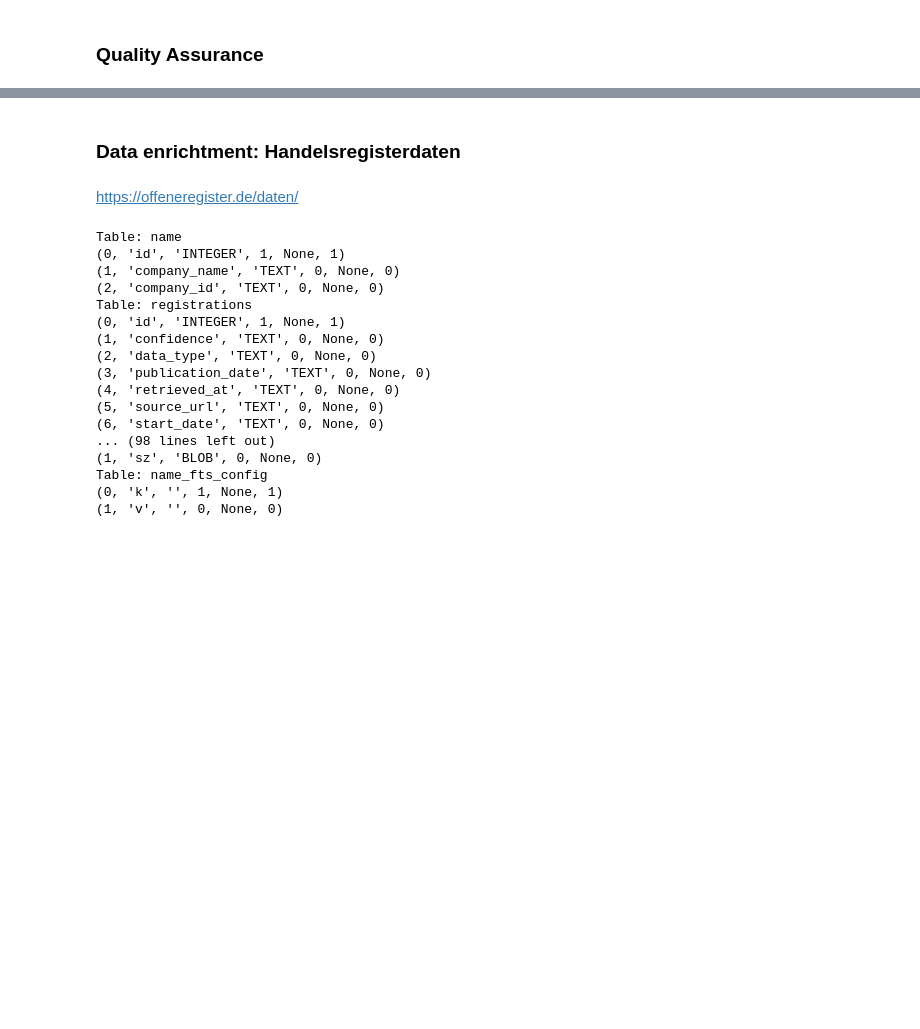
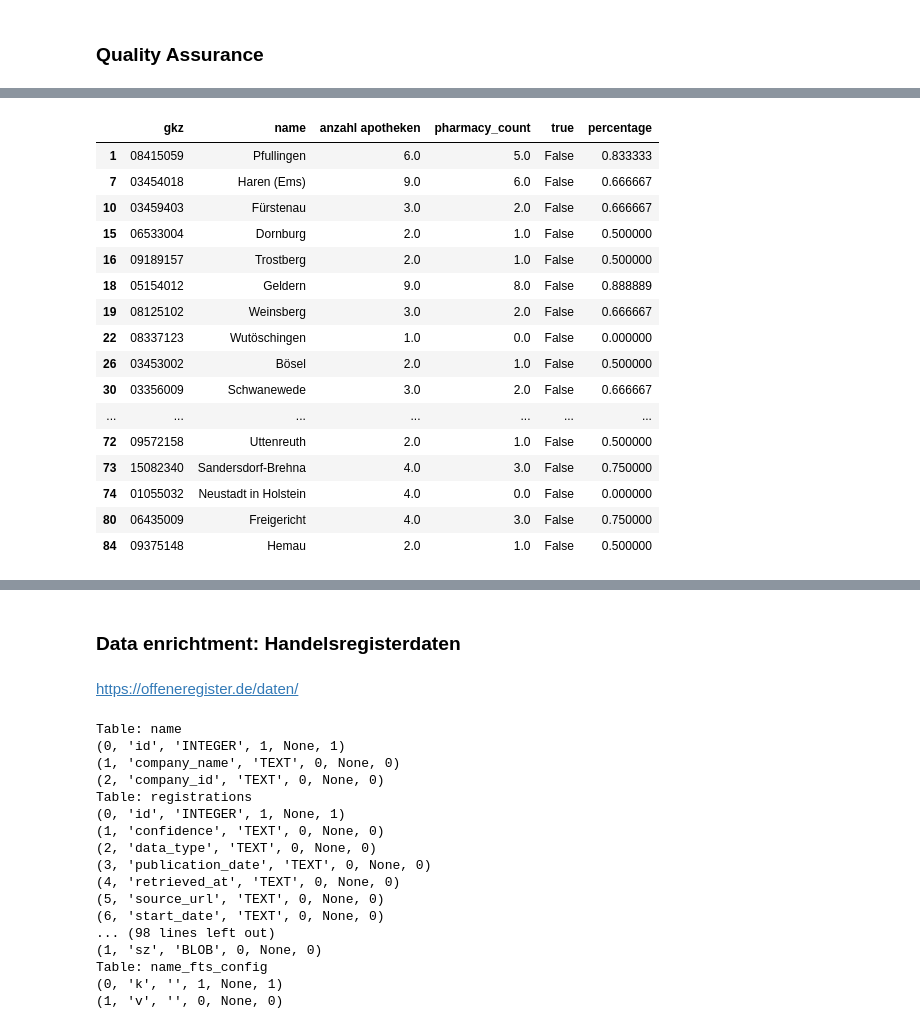
Before and after one commit to bertelsmannstift/wkindicators, a Jupyter notebook: wkindicators.ipynb, the cells around one changed output, grey strips where cells are left out. Cells and saved outputs as stored; diff of their text form; code cells hidden in the pictures; blank space fills up the shorter version.

```diff
--- a/wkindicators.ipynb
+++ b/wkindicators.ipynb
@@ -152,3 +170,5 @@ kommune_df.to_csv('/data/output/pharmacydata.csv', index=False, sep =";")
+# %%
+kommune_df['gkz']=kommune_df['gkz'].astype(str)
 # %% [markdown]
 ### Quality Assurance
 # %%
@@ -155,0 +178,2 @@ kommune_df.to_csv('/data/output/pharmacydata.csv', index=False, sep =";")
+# %%
+qc_data = pd.read_excel("data/qc_apothekenregisterstichprobe.xlsx", sheet_name = "Values", dtype = {'gkz': str})
@@ -155,0 +189,5 @@ kommune_df.to_csv('/data/output/pharmacydata.csv', index=False, sep =";")
+# %%
+qc_df = qc_data.merge(kommune_df, on = "gkz")[['gkz', 'name', 'anzahl apotheken', 'pharmacy_count']]
+# %%
+qc_df['true'] = qc_df['pharmacy_count'] == qc_df['anzahl apotheken']
+qc_df['percentage'] = qc_df['pharmacy_count']/qc_df['anzahl apotheken']
@@ -155,0 +213,20 @@ kommune_df.to_csv('/data/output/pharmacydata.csv', index=False, sep =";")
+# %%
+qc_df[qc_df['percentage'] < 1]
+# %% [output]
+|  | gkz | name | anzahl apotheken | pharmacy_count | true | percentage |
+| 1 | 08415059 | Pfullingen | 6.0 | 5.0 | False | 0.833333 |
+| 7 | 03454018 | Haren (Ems) | 9.0 | 6.0 | False | 0.666667 |
+| 10 | 03459403 | Fürstenau | 3.0 | 2.0 | False | 0.666667 |
+| 15 | 06533004 | Dornburg | 2.0 | 1.0 | False | 0.500000 |
+| 16 | 09189157 | Trostberg | 2.0 | 1.0 | False | 0.500000 |
+| 18 | 05154012 | Geldern | 9.0 | 8.0 | False | 0.888889 |
+| 19 | 08125102 | Weinsberg | 3.0 | 2.0 | False | 0.666667 |
+| 22 | 08337123 | Wutöschingen | 1.0 | 0.0 | False | 0.000000 |
+| 26 | 03453002 | Bösel | 2.0 | 1.0 | False | 0.500000 |
+| 30 | 03356009 | Schwanewede | 3.0 | 2.0 | False | 0.666667 |
+| ... | ... | ... | ... | ... | ... | ... |
+| 72 | 09572158 | Uttenreuth | 2.0 | 1.0 | False | 0.500000 |
+| 73 | 15082340 | Sandersdorf-Brehna | 4.0 | 3.0 | False | 0.750000 |
+| 74 | 01055032 | Neustadt in Holstein | 4.0 | 0.0 | False | 0.000000 |
+| 80 | 06435009 | Freigericht | 4.0 | 3.0 | False | 0.750000 |
+| 84 | 09375148 | Hemau | 2.0 | 1.0 | False | 0.500000 |
```
Also changed, not shown: parts of 19 cells of this notebook, 1 other file.
